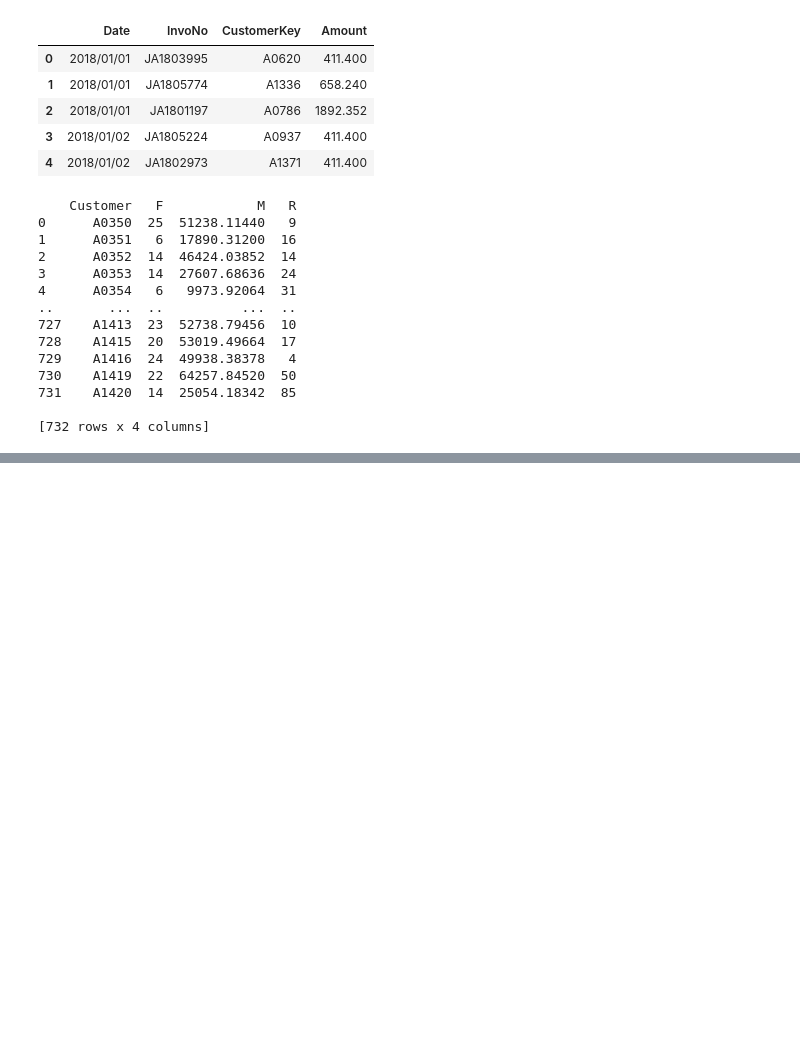
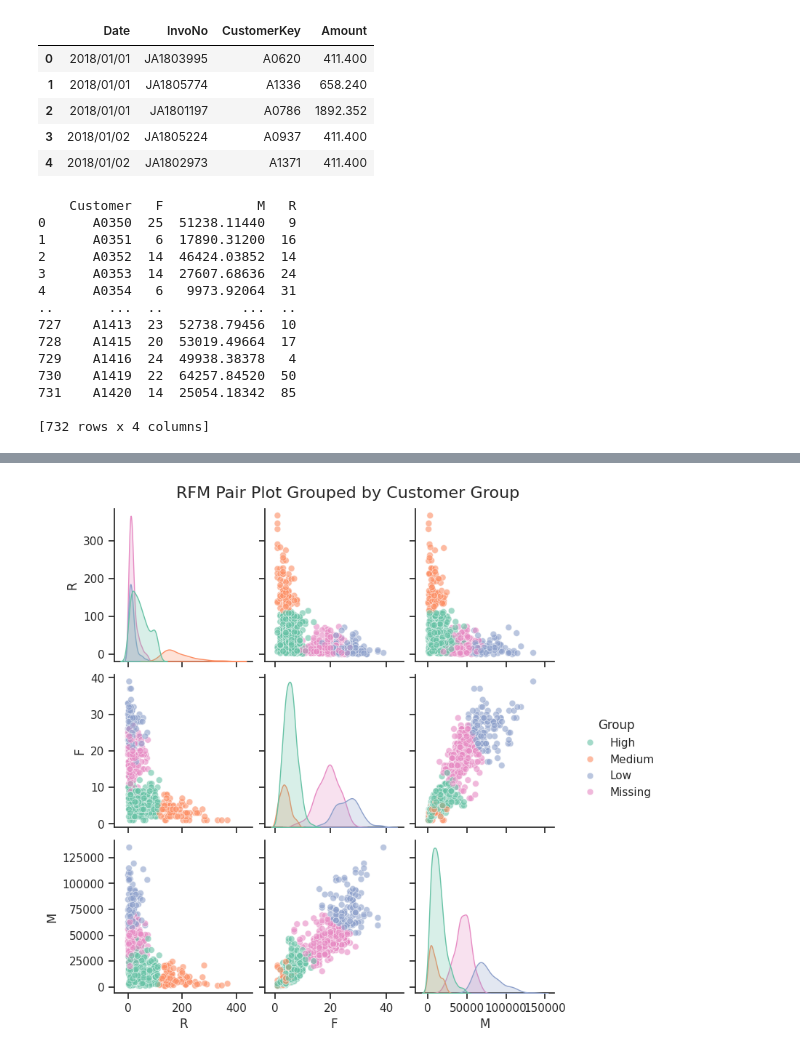
Before and after one commit to sylvia8181/RFM-Analysis, a Jupyter notebook: Untitled.ipynb, the cells around one changed output, grey strips where cells are left out. Cells and saved outputs as stored; diff of their text form; code cells hidden in the pictures; blank space fills up the shorter version.

```diff
--- a/Untitled.ipynb
+++ b/Untitled.ipynb
@@ -72,0 +188,14 @@ rfm_df.to_csv("RFM_Data.csv",index=False)
+# %%
+# 定義 Cluster 與群組名稱的對照字典
+cluster_mapping = {
+    0: 'Missing',
+    1: 'High',
+    2: 'Low',
+    3: 'Medium'
+}
+
+# 新增 Group 欄位並套用對照
+df['Group'] = df['Cluster'].map(cluster_mapping)
+
+# 顯示新增欄位後的前 10 筆資料以進行確認
+display(df.head(10))
@@ -72,0 +214,26 @@ rfm_df.to_csv("RFM_Data.csv",index=False)
+# %%
+import seaborn as sns
+import matplotlib.pyplot as plt
+
+# 1. 先將 Group 標籤也對應到客群層級的 rfm_df 中，以便繪製準確的客戶分佈圖
+rfm_df['Group'] = rfm_df['Cluster'].map(cluster_mapping)
+
+# 2. 設定繪圖風格
+sns.set_theme(style="ticks")
+
+# 3. 繪製 Pair Plot，改以 Group 作為分類顏色 (hue)
+# 指定 hue_order 讓圖例順序更符合直覺
+g = sns.pairplot(
+    rfm_df,
+    vars=['R', 'F', 'M'],
+    hue='Group',
+    hue_order=['High', 'Medium', 'Low', 'Missing'],
+    palette='Set2',
+    diag_kind='kde',
+    plot_kws={'alpha': 0.6, 's': 40}
+)
+
+g.fig.suptitle('RFM Pair Plot Grouped by Customer Group', y=1.02, fontsize=16)
+plt.show()
+# %% [output]
+[figure, added]
```
Also changed, not shown: parts of 9 cells of this notebook.
